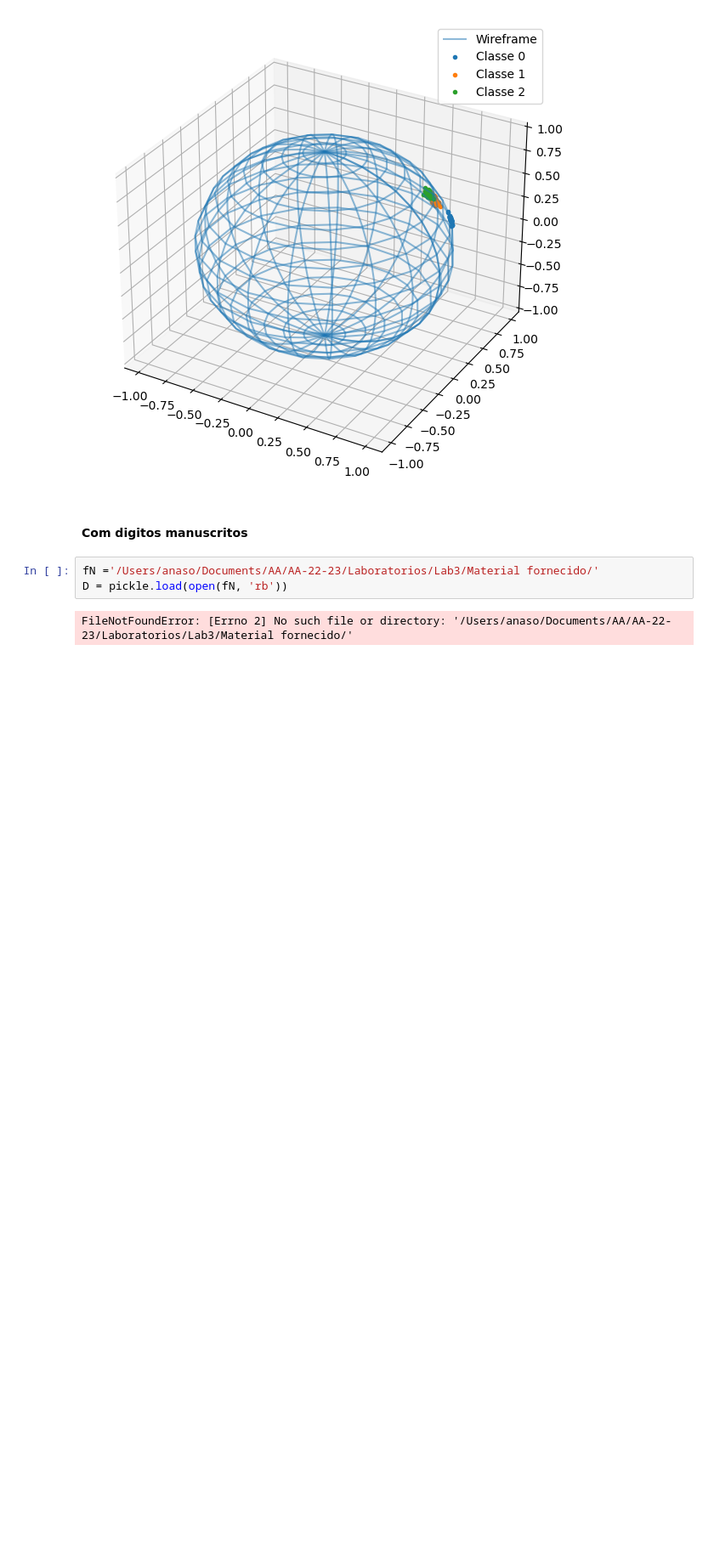
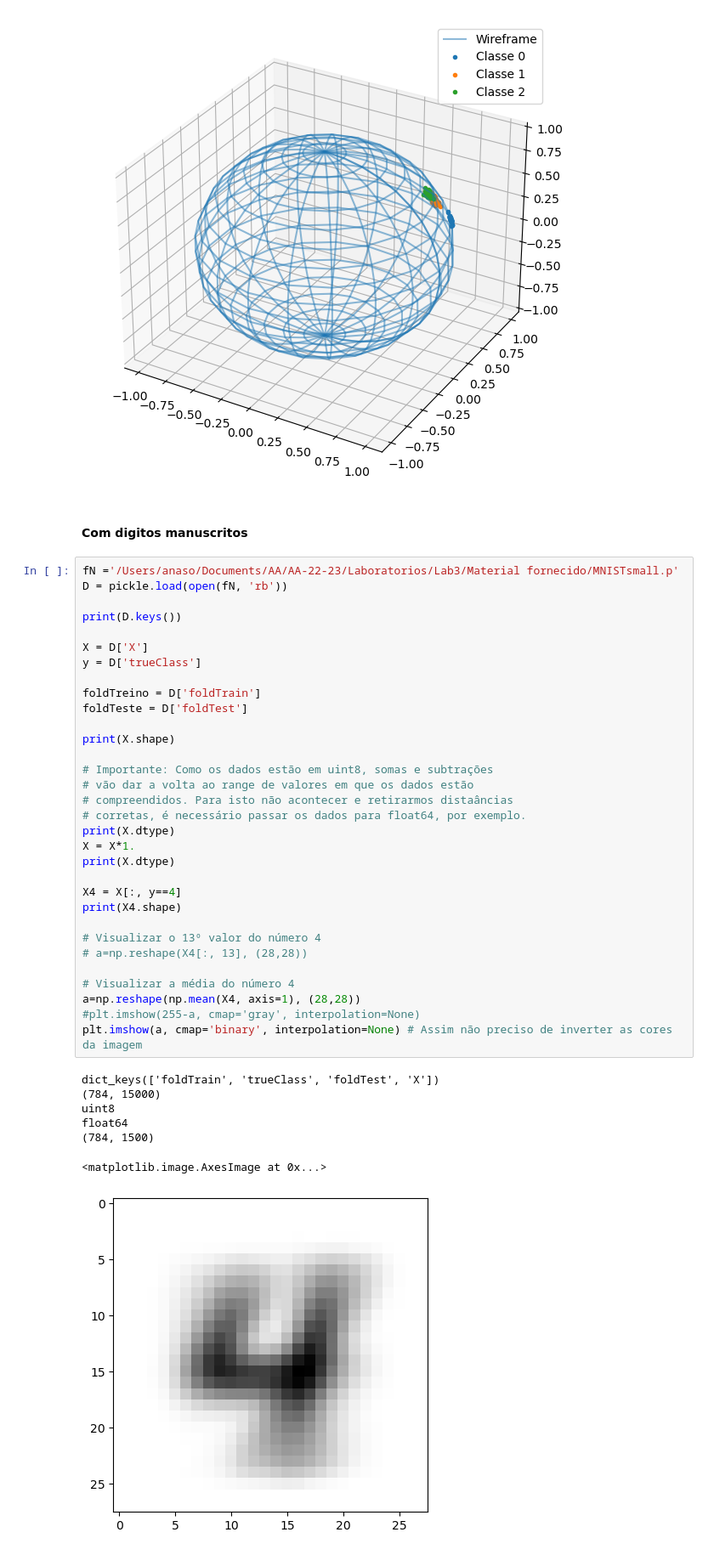
Before and after one commit to AnaSofOliveira/AA-22-23, a Jupyter notebook: Laboratorios/Lab3/Lab3.ipynb, the cells around one changed output. Shown at 85% size. Drawn from its saved outputs; the diff is of its cells as text; blank space fills up the shorter version.

```diff
--- a/Laboratorios/Lab3/Lab3.ipynb
+++ b/Laboratorios/Lab3/Lab3.ipynb
@@ -225,8 +225,43 @@ ax.legend(['Wireframe','Classe 0', 'Classe 1', 'Classe 2'])
 [figure]
 # %% [markdown]
 #### Com digitos manuscritos
-# %%
-fN ='/Users/anaso/Documents/AA/AA-22-23/Laboratorios/Lab3/Material fornecido/'
-D = pickle.load(open(fN, 'rb'))
-# %% [output]
-FileNotFoundError: [Errno 2] No such file or directory: '/Users/anaso/Documents/AA/AA-22-23/Laboratorios/Lab3/Material fornecido/'
+# %%
+fN ='/Users/anaso/Documents/AA/AA-22-23/Laboratorios/Lab3/Material fornecido/MNISTsmall.p'
+D = pickle.load(open(fN, 'rb'))
+
+print(D.keys())
+
+X = D['X']
+y = D['trueClass']
+
+foldTreino = D['foldTrain']
+foldTeste = D['foldTest']
+
+print(X.shape)
+
+# Importante: Como os dados estão em uint8, somas e subtrações
+# vão dar a volta ao range de valores em que os dados estão
+# compreendidos. Para isto não acontecer e retirarmos distaâncias
+# corretas, é necessário passar os dados para float64, por exemplo.
+print(X.dtype)
+X = X*1.
+print(X.dtype)
+
+X4 = X[:, y==4]
+print(X4.shape)
+
+# Visualizar o 13º valor do número 4
+# a=np.reshape(X4[:, 13], (28,28))
+
+# Visualizar a média do número 4
+a=np.reshape(np.mean(X4, axis=1), (28,28))
+#plt.imshow(255-a, cmap='gray', interpolation=None)
+plt.imshow(a, cmap='binary', interpolation=None) # Assim não preciso de inverter as cores da imagem
+# %% [output]
+dict_keys(['foldTrain', 'trueClass', 'foldTest', 'X'])
+(784, 15000)
+uint8
+float64
+(784, 1500)
+<matplotlib.image.AxesImage at 0x...>
+[figure, added]
```
